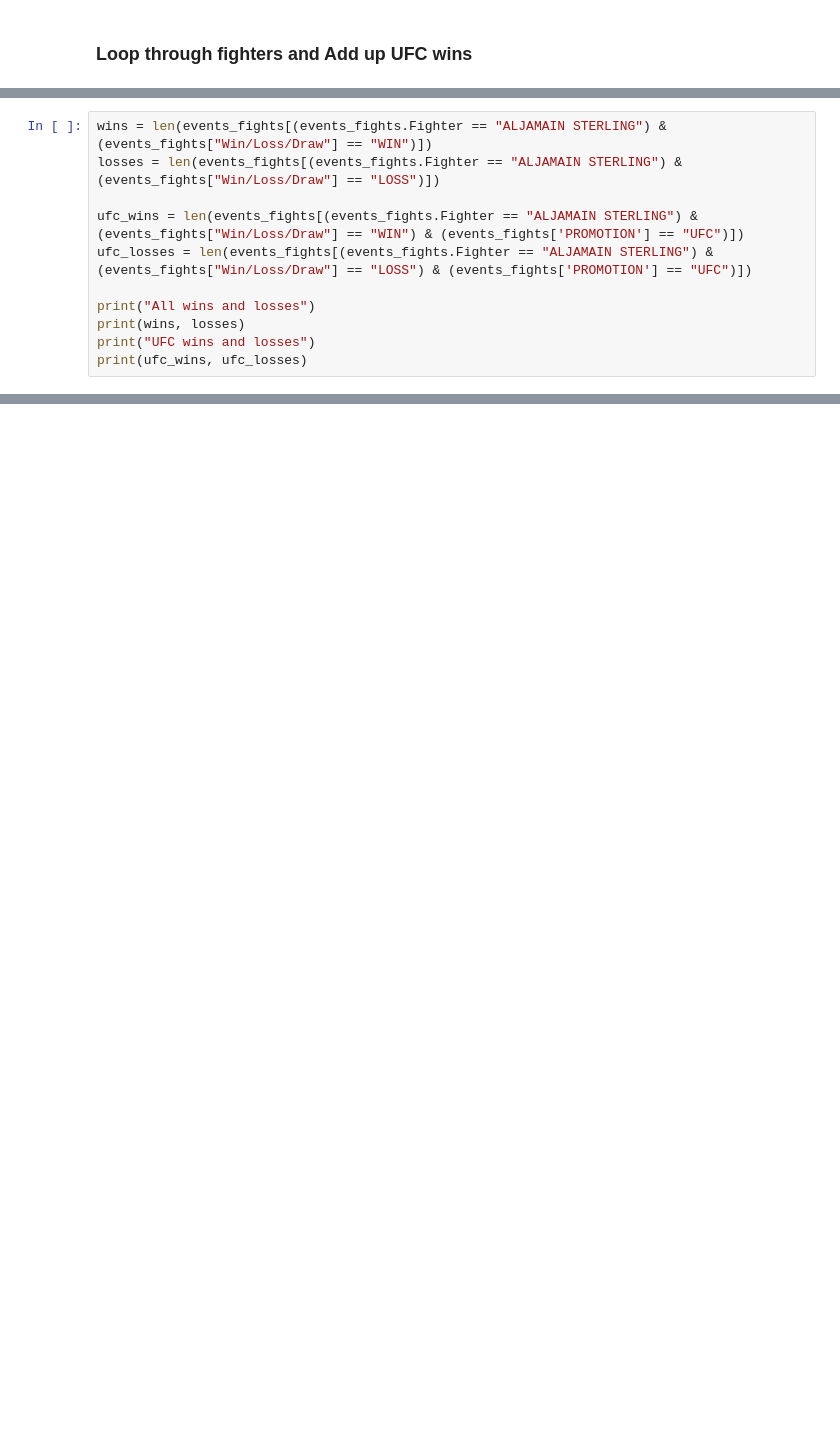
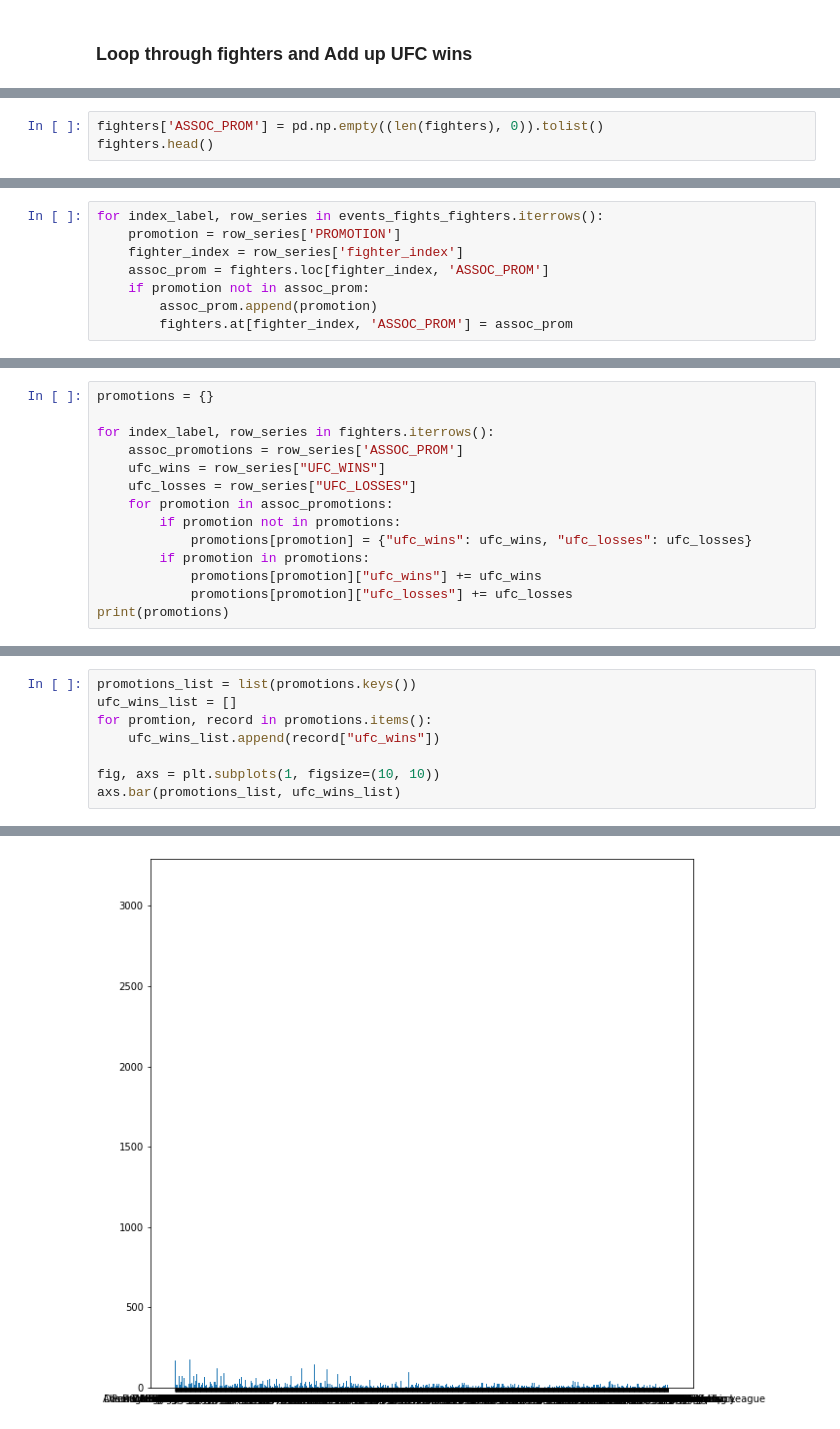
Before and after one commit to PaulGLujan/libra, a Jupyter notebook: notebooks/wins-by-promotion.ipynb, the cells around one changed output, grey strips where cells are left out. Saved outputs shown, nothing was run; the diff lists cells and outputs as text; blank space fills up the shorter version.

```diff
--- a/notebooks/wins-by-promotion.ipynb
+++ b/notebooks/wins-by-promotion.ipynb
@@ -98,0 +116,3 @@ fighters.head(10)
+# %%
+fighters['ASSOC_PROM'] = pd.np.empty((len(fighters), 0)).tolist()
+fighters.head()
@@ -99 +128,9 @@ fighters.head(10)
+# %%
+for index_label, row_series in events_fights_fighters.iterrows():
+    promotion = row_series['PROMOTION']
+    fighter_index = row_series['fighter_index']
+    assoc_prom = fighters.loc[fighter_index, 'ASSOC_PROM']
+    if promotion not in assoc_prom:
+        assoc_prom.append(promotion)
+        fighters.at[fighter_index, 'ASSOC_PROM'] = assoc_prom
 # %% [markdown]
@@ -101,11 +137,0 @@ fighters.head(10)
-# %%
-wins = len(events_fights[(events_fights.Fighter == "ALJAMAIN STERLING") & (events_fights["Win/Loss/Draw"] == "WIN")])
-losses = len(events_fights[(events_fights.Fighter == "ALJAMAIN STERLING") & (events_fights["Win/Loss/Draw"] == "LOSS")])
-
-ufc_wins = len(events_fights[(events_fights.Fighter == "ALJAMAIN STERLING") & (events_fights["Win/Loss/Draw"] == "WIN") & (events_fights['PROMOTION'] == "UFC")])
-ufc_losses = len(events_fights[(events_fights.Fighter == "ALJAMAIN STERLING") & (events_fights["Win/Loss/Draw"] == "LOSS") & (events_fights['PROMOTION'] == "UFC")])
-
-print("All wins and losses")
-print(wins, losses)
-print("UFC wins and losses")
-print(ufc_wins, ufc_losses)
@@ -116,0 +138,14 @@ UFC wins and losses
+# %%
+promotions = {}
+
+for index_label, row_series in fighters.iterrows():
+    assoc_promotions = row_series['ASSOC_PROM']
+    ufc_wins = row_series["UFC_WINS"]
+    ufc_losses = row_series["UFC_LOSSES"]
+    for promotion in assoc_promotions:
+        if promotion not in promotions:
+            promotions[promotion] = {"ufc_wins": ufc_wins, "ufc_losses": ufc_losses}
+        if promotion in promotions:
+            promotions[promotion]["ufc_wins"] += ufc_wins
+            promotions[promotion]["ufc_losses"] += ufc_losses
+print(promotions)
@@ -116,0 +156,9 @@ UFC wins and losses
+# %%
+promotions_list = list(promotions.keys())
+ufc_wins_list = []
+for promtion, record in promotions.items():
+    ufc_wins_list.append(record["ufc_wins"])
+
+fig, axs = plt.subplots(1, figsize=(10, 10))
+axs.bar(promotions_list, ufc_wins_list)
+# %% [output]
@@ -116,0 +166 @@ UFC wins and losses
+[figure, added]
```
Also changed, not shown: parts of 14 cells of this notebook.
